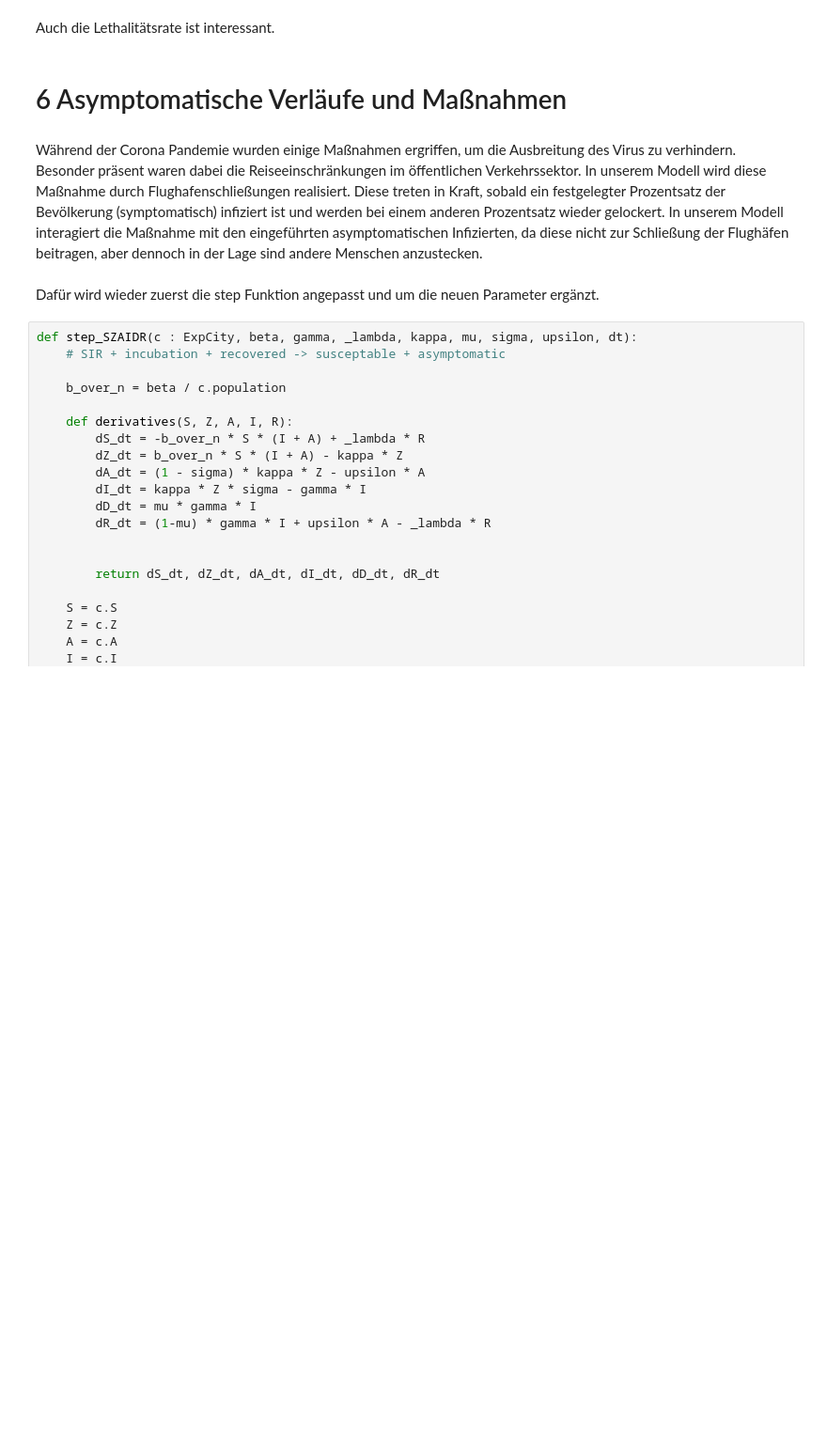
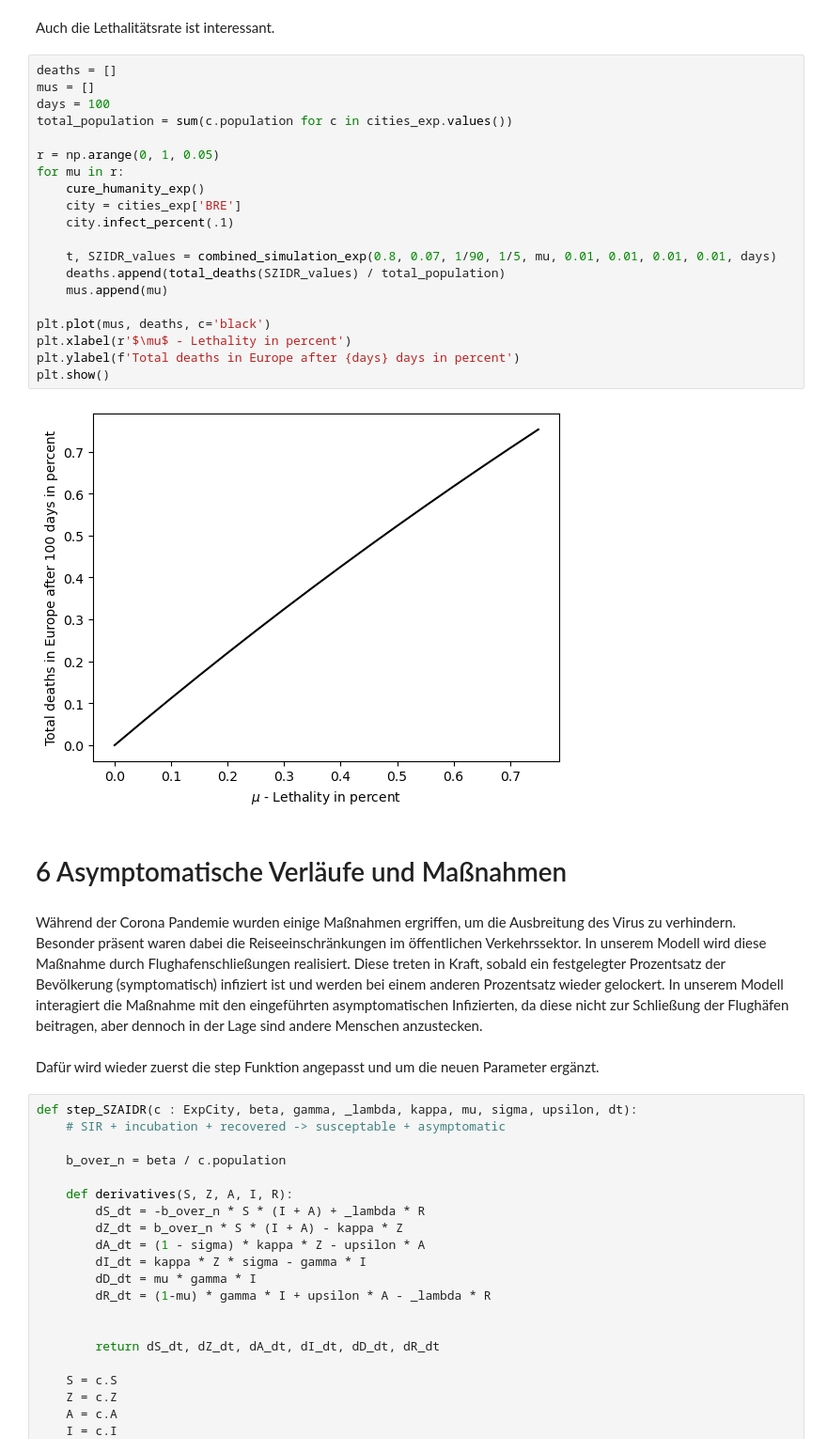
Before and after one commit to LoloSpirit/PlagueInc, a Jupyter notebook: Ausarbeitung_Projekt.ipynb, the cells around one changed output. Shown at 94% size. Drawn from its saved outputs; the diff is of its cells as text; blank space fills up the shorter version.

```diff
--- a/Ausarbeitung_Projekt.ipynb
+++ b/Ausarbeitung_Projekt.ipynb
@@ -1114,5 +1116,27 @@ plt.show()
 # %% [markdown]
 Auch die Lethalitätsrate ist interessant.
+# %%
+deaths = []
+mus = []
+days = 100
+total_population = sum(c.population for c in cities_exp.values())
+
+r = np.arange(0, 1, 0.05)
+for mu in r:
+    cure_humanity_exp()
+    city = cities_exp['BRE']
+    city.infect_percent(.1)
+
+    t, SZIDR_values = combined_simulation_exp(0.8, 0.07, 1/90, 1/5, mu, 0.01, 0.01, 0.01, 0.01, days)
+    deaths.append(total_deaths(SZIDR_values) / total_population)
+    mus.append(mu)
+
+plt.plot(mus, deaths, c='black')
+plt.xlabel(r'$\mu$ - Lethality in percent')
+plt.ylabel(f'Total deaths in Europe after {days} days in percent')
+plt.show()
+# %% [output]
+[figure, added]
 # %% [markdown]
 # 6 Asymptomatische Verläufe und Maßnahmen
 # %% [markdown]
```
Also changed, not shown: parts of 1 cell of this notebook.
